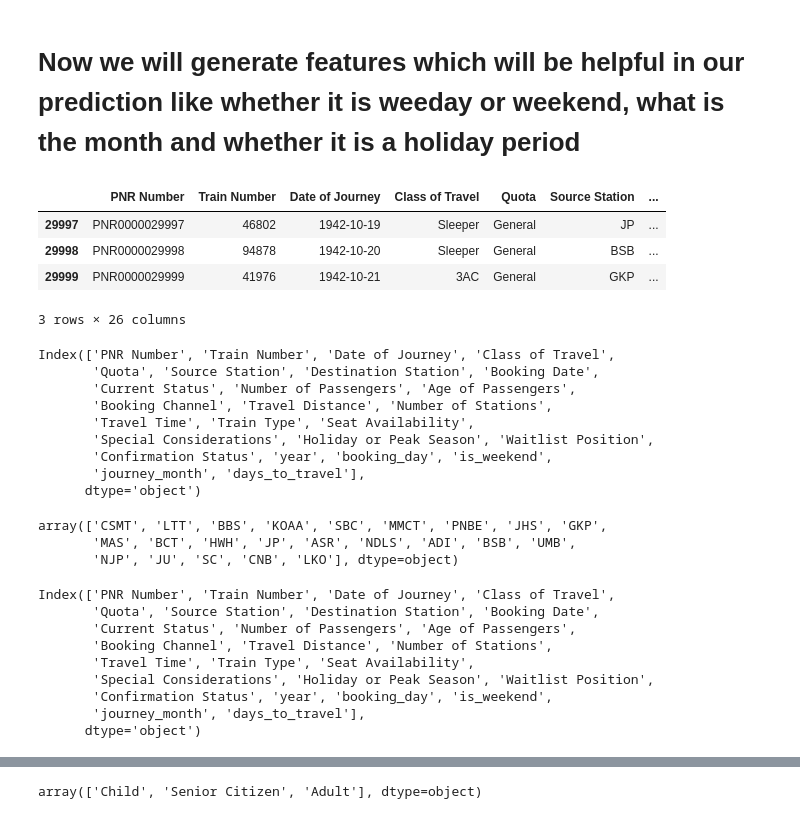
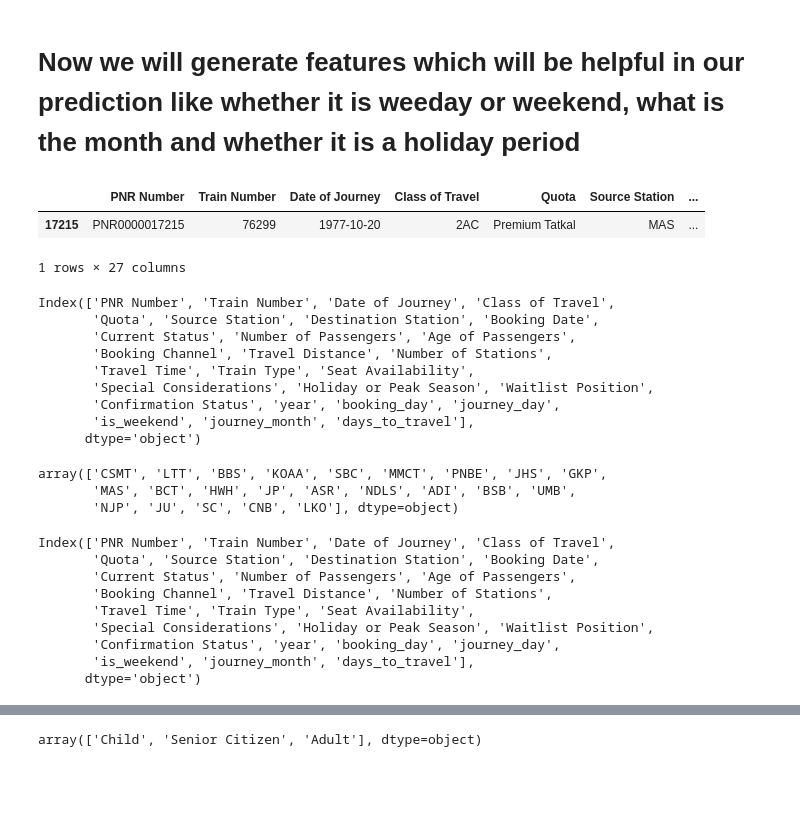
Before and after one commit to Ravikash-Verma/ticket-prediction-internship, a Jupyter notebook: IRCTC Ticket confirmation internship project.ipynb, the cells around one changed output, grey strips where cells are left out. Cells and saved outputs as stored; diff of their text form; code cells hidden in the pictures; blank space fills up the shorter version.

```diff
--- a/IRCTC Ticket confirmation internship project.ipynb
+++ b/IRCTC Ticket confirmation internship project.ipynb
@@ -279,18 +286,17 @@ Name: Booking Date, Length: 30000, dtype: datetime64[ns]
 # %% [markdown]
 # Now we will generate features which will be helpful in our prediction like whether it is weeday or weekend, what is the month and whether it is a holiday period
 # %%
-df['booking_day']=df['Booking Date'].dt.day_name()
-df['is_weekend']=df['Booking Date'].dt.weekday>=5
+df['booking_day']=df['Booking Date'].dt.weekday
+df['journey_day']=df['Date of Journey'].dt.weekday
+df['is_weekend']=df['Date of Journey'].dt.weekday>5
 df['journey_month']=df['Date of Journey'].dt.month
-df['days_to_travel']=(df['Date of Journey']-df['Booking Date']).dt.days
+df['days_to_travel']=abs(df['Date of Journey']-df['Booking Date']).dt.days
 # %%
-df.tail(3)
+df.sample()
 # %% [output]
 |  | PNR Number | Train Number | Date of Journey | Class of Travel | Quota | Source Station | ... |
-| 29997 | PNR0000029997 | 46802 | 1942-10-19 | Sleeper | General | JP | ... |
-| 29998 | PNR0000029998 | 94878 | 1942-10-20 | Sleeper | General | BSB | ... |
-| 29999 | PNR0000029999 | 41976 | 1942-10-21 | 3AC | General | GKP | ... |
+| 17215 | PNR0000017215 | 76299 | 1977-10-20 | 2AC | Premium Tatkal | MAS | ... |
-3 rows × 26 columns
+1 rows × 27 columns
 # %%
 df.columns
 # %% [output]
@@ -300,8 +306,8 @@ Index(['PNR Number', 'Train Number', 'Date of Journey', 'Class of Travel',
        'Booking Channel', 'Travel Distance', 'Number of Stations',
        'Travel Time', 'Train Type', 'Seat Availability',
        'Special Considerations', 'Holiday or Peak Season', 'Waitlist Position',
-       'Confirmation Status', 'year', 'booking_day', 'is_weekend',
-       'journey_month', 'days_to_travel'],
+       'Confirmation Status', 'year', 'booking_day', 'journey_day',
+       'is_weekend', 'journey_month', 'days_to_travel'],
       dtype='object')
 # %%
 df['Destination Station'].unique()
@@ -318,7 +324,7 @@ Index(['PNR Number', 'Train Number', 'Date of Journey', 'Class of Travel',
        'Booking Channel', 'Travel Distance', 'Number of Stations',
        'Travel Time', 'Train Type', 'Seat Availability',
        'Special Considerations', 'Holiday or Peak Season', 'Waitlist Position',
-       'Confirmation Status', 'year', 'booking_day', 'is_weekend',
-       'journey_month', 'days_to_travel'],
+       'Confirmation Status', 'year', 'booking_day', 'journey_day',
+       'is_weekend', 'journey_month', 'days_to_travel'],
       dtype='object')
 # %%
```
Also changed, not shown: parts of 26 cells of this notebook.
